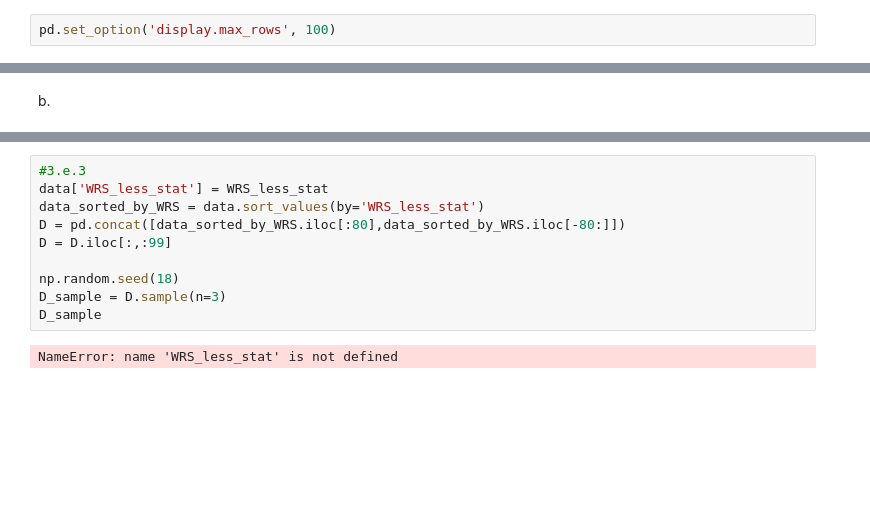
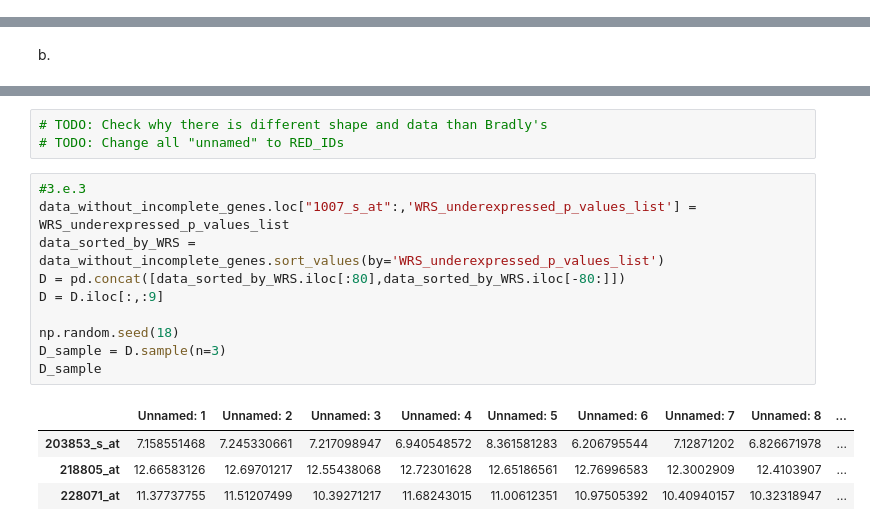
Before and after one commit to OfekBasson/StatisticsAndDataAnalsysHW3, a Jupyter notebook: HW3.ipynb, the cells around one changed output, grey strips where cells are left out. Cells and saved outputs as stored; diff of their text form; blank space fills up the shorter version.

```diff
--- a/HW3.ipynb
+++ b/HW3.ipynb
@@ -369,7 +371,5 @@ number_of_genes_with_WRS_FDR_threshold
 | 0.005 | 1323.0 | 1104.0 |
 # %% [markdown]
 2.
-# %%
-pd.set_option('display.max_rows', 100)
 # %% [markdown]
 a.
@@ -478,12 +462,18 @@ print(next(index for index, p_u_FDR in enumerate(fdr_list) if (p_u_FDR >= 0.05))
+# %%
+# TODO: Check why there is different shape and data than Bradly's
+# TODO: Change all "unnamed" to RED_IDs
 # %%
 #3.e.3
-data['WRS_less_stat'] = WRS_less_stat
-data_sorted_by_WRS = data.sort_values(by='WRS_less_stat')
+data_without_incomplete_genes.loc["1007_s_at":,'WRS_underexpressed_p_values_list'] = WRS_underexpressed_p_values_list
+data_sorted_by_WRS = data_without_incomplete_genes.sort_values(by='WRS_underexpressed_p_values_list')
 D = pd.concat([data_sorted_by_WRS.iloc[:80],data_sorted_by_WRS.iloc[-80:]])
-D = D.iloc[:,:99]
+D = D.iloc[:,:9]
 
 np.random.seed(18)
 D_sample = D.sample(n=3)
 D_sample
 # %% [output]
-NameError: name 'WRS_less_stat' is not defined
+|  | Unnamed: 1 | Unnamed: 2 | Unnamed: 3 | Unnamed: 4 | Unnamed: 5 | Unnamed: 6 | Unnamed: 7 | Unnamed: 8 | ... |
+| 203853_s_at | 7.158551468 | 7.245330661 | 7.217098947 | 6.940548572 | 8.361581283 | 6.206795544 | 7.12871202 | 6.826671978 | ... |
+| 218805_at | 12.66583126 | 12.69701217 | 12.55438068 | 12.72301628 | 12.65186561 | 12.76996583 | 12.3002909 | 12.4103907 | ... |
+| 228071_at | 11.37737755 | 11.51207499 | 10.39271217 | 11.68243015 | 11.00612351 | 10.97505392 | 10.40940157 | 10.32318947 | ... |
```
Also changed, not shown: parts of 11 cells of this notebook.
